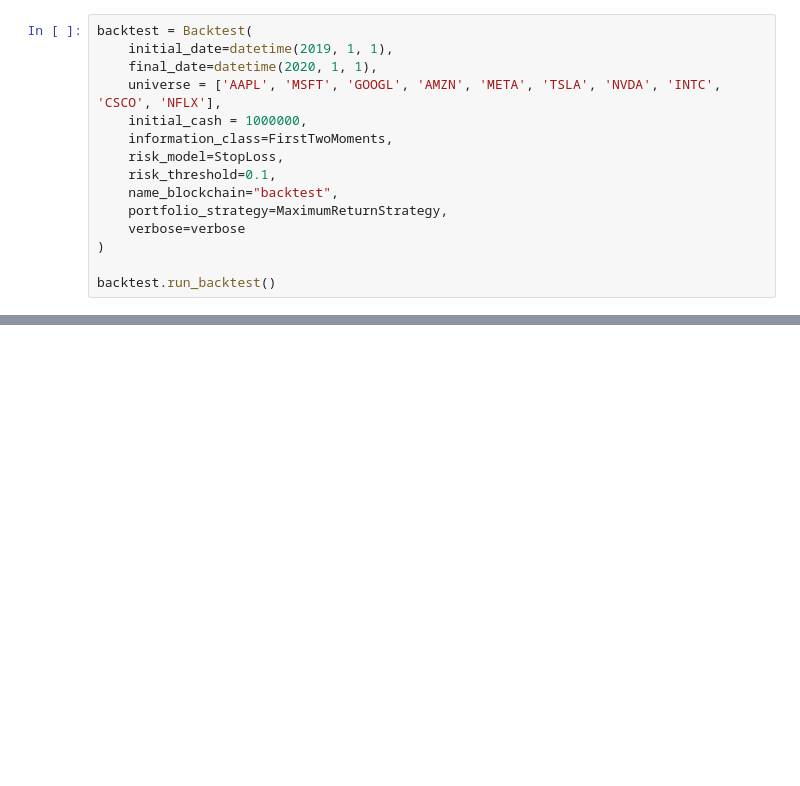
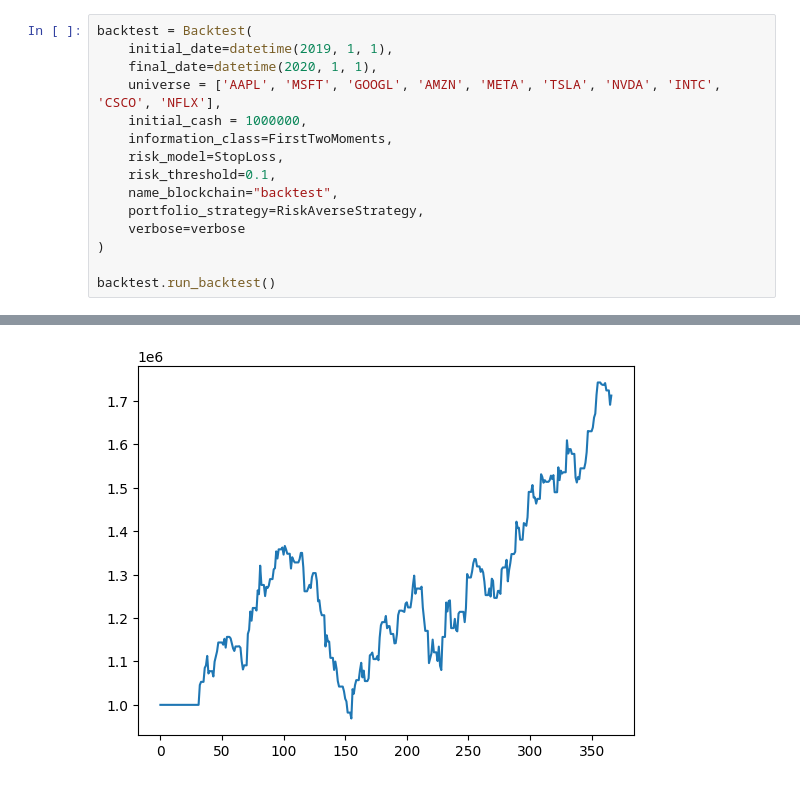
Before and after one commit to salonensamuli/pybacktestchain_ss, a Jupyter notebook: src/pybacktestchain_ss/test_notebook.ipynb, the cells around one changed output, grey strips where cells are left out. Saved outputs shown, nothing was run; the diff lists cells and outputs as text; blank space fills up the shorter version.

```diff
--- a/src/pybacktestchain_ss/test_notebook.ipynb
+++ b/src/pybacktestchain_ss/test_notebook.ipynb
@@ -16,7 +18,7 @@ backtest = Backtest(
     risk_model=StopLoss,
     risk_threshold=0.1,
     name_blockchain="backtest",
-    portfolio_strategy=MaximumReturnStrategy,
+    portfolio_strategy=RiskAverseStrategy,
     verbose=verbose
 )
 
@@ -41,0 +44 @@ INFO:root:Backtest completed. Final portfolio value: 1127253.5826382637
+[figure, added]
```
Also changed, not shown: parts of 2 cells of this notebook, 6 other files.
